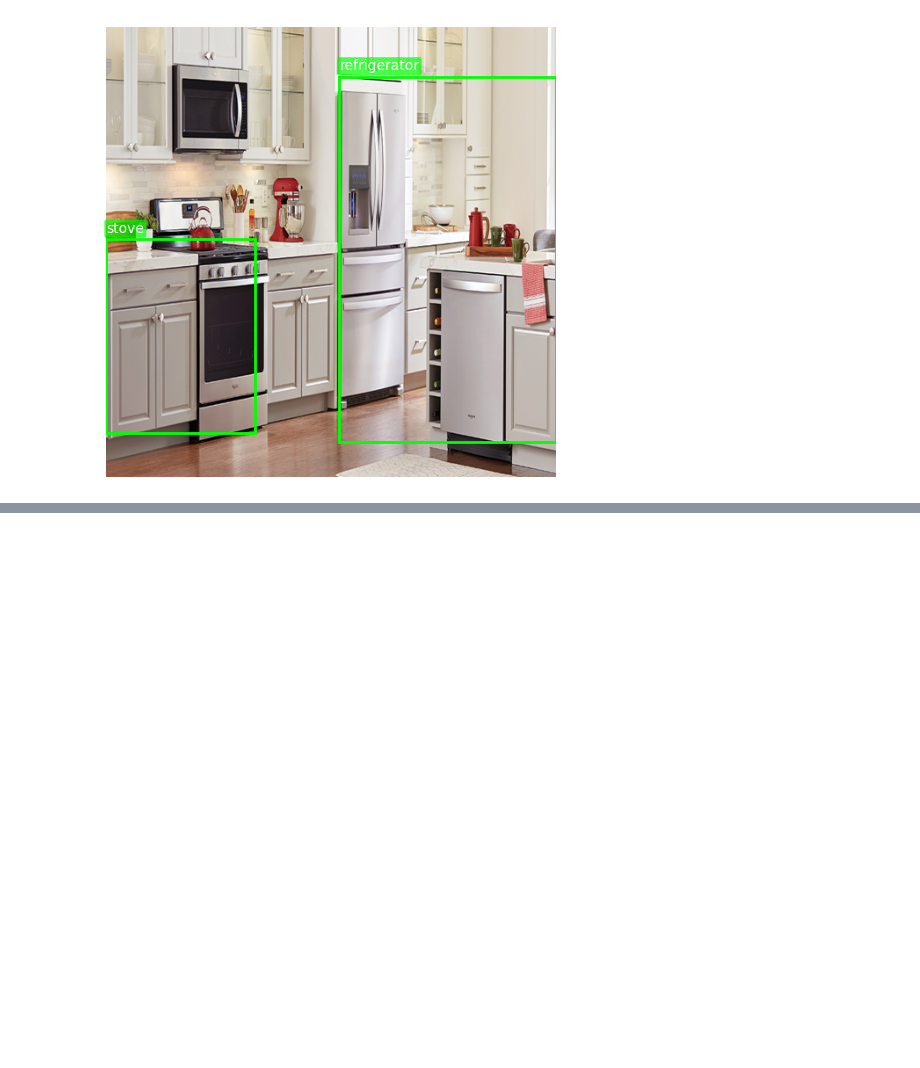
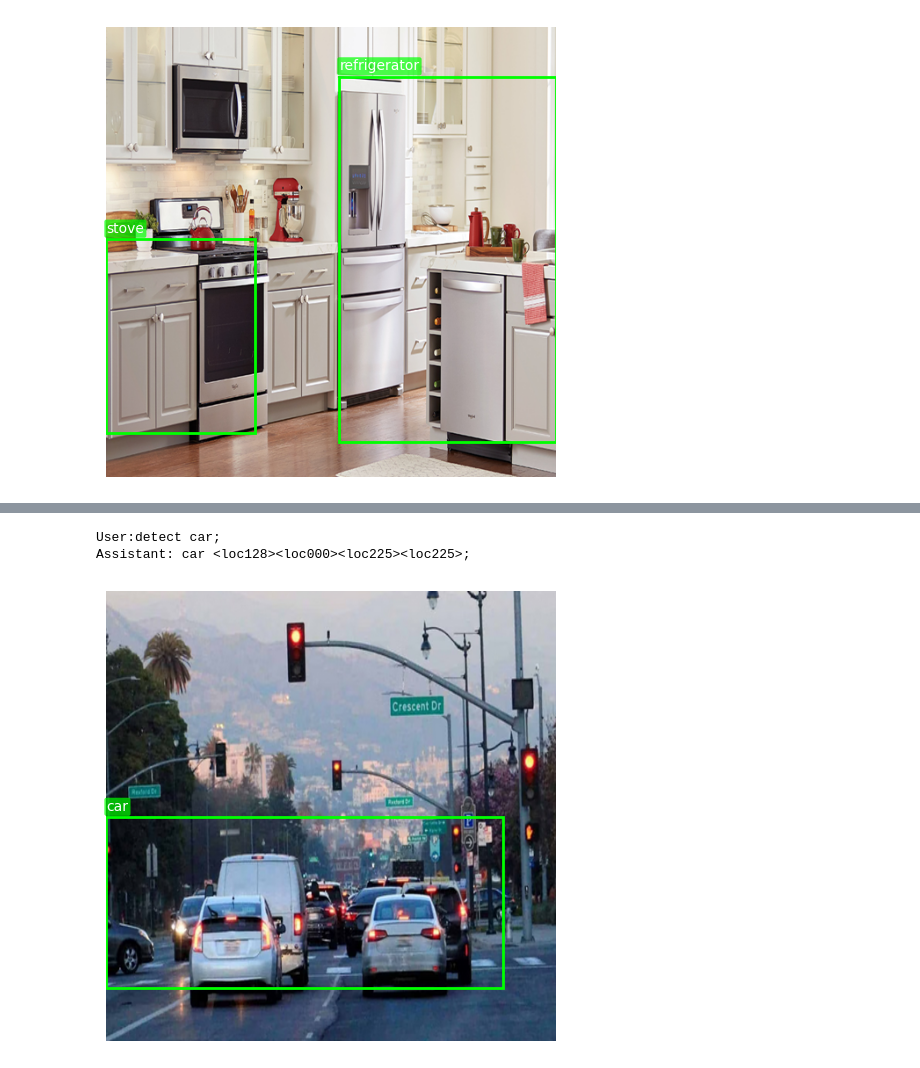
Before and after one commit to shreydan/VLM-OD, a Jupyter notebook: eval2.ipynb, the cells around one changed output, grey strips where cells are left out. Saved outputs shown, nothing was run; the diff lists cells and outputs as text; code cells hidden in the pictures; blank space fills up the shorter version.

```diff
--- a/eval2.ipynb
+++ b/eval2.ipynb
@@ -161,0 +175,6 @@ stove <loc120><loc000><loc230><loc084>;
+# %%
+predict('detect car;','examples/street.png')
+# %% [output]
+User:detect car;
+Assistant: car <loc128><loc000><loc225><loc225>;
+[figure, added]
```
Also changed, not shown: parts of 5 cells of this notebook, 4 other files.
